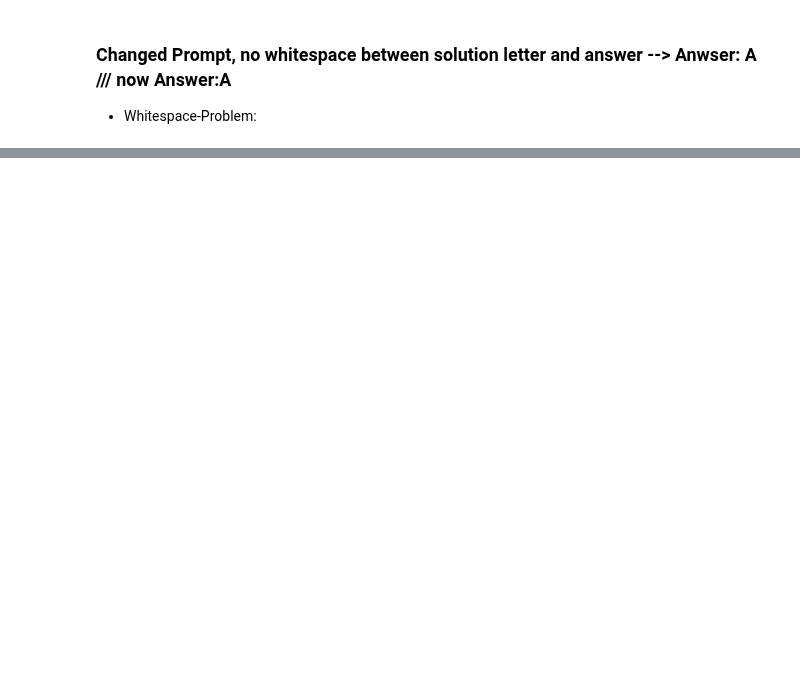
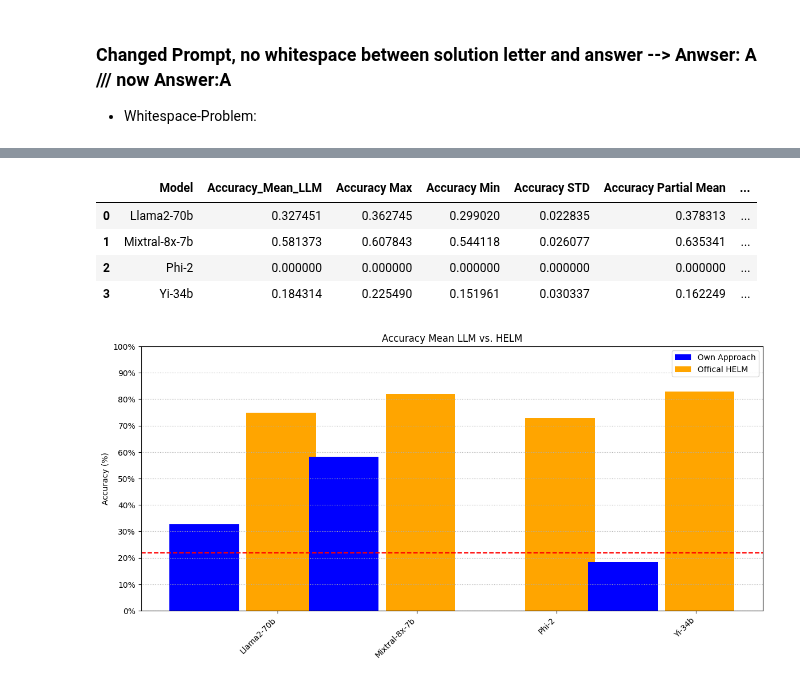
Before and after one commit to cybercampus-se/GenAICyberSecMCQA, a Jupyter notebook: src/mcqa_LLM mmlu_add.ipynb, the cells around one changed output, grey strips where cells are left out. Drawn from its saved outputs; the diff is of its cells as text; code cells hidden in the pictures; blank space fills up the shorter version.

```diff
--- a/src/mcqa_LLM mmlu_add.ipynb
+++ b/src/mcqa_LLM mmlu_add.ipynb
@@ -722,0 +725,2 @@ model_statistics.to_pickle(OUTPUT_EVALUATION)
+# %%
+official = pd.read_pickle("../data/official_sec_mmlu_results.pkl")
@@ -722,0 +733,9 @@ model_statistics.to_pickle(OUTPUT_EVALUATION)
+# %%
+plot_evaluation_MMLU(model_statistics, official, 'Own Approach', 'Offical HELM')
+# %% [output]
+|  | Model | Accuracy_Mean_LLM | Accuracy Max | Accuracy Min | Accuracy STD | Accuracy Partial Mean | ... |
+| 0 | Llama2-70b | 0.327451 | 0.362745 | 0.299020 | 0.022835 | 0.378313 | ... |
+| 1 | Mixtral-8x-7b | 0.581373 | 0.607843 | 0.544118 | 0.026077 | 0.635341 | ... |
+| 2 | Phi-2 | 0.000000 | 0.000000 | 0.000000 | 0.000000 | 0.000000 | ... |
+| 3 | Yi-34b | 0.184314 | 0.225490 | 0.151961 | 0.030337 | 0.162249 | ... |
+[figure, added]
```
Also changed, not shown: parts of 9 cells of this notebook.
